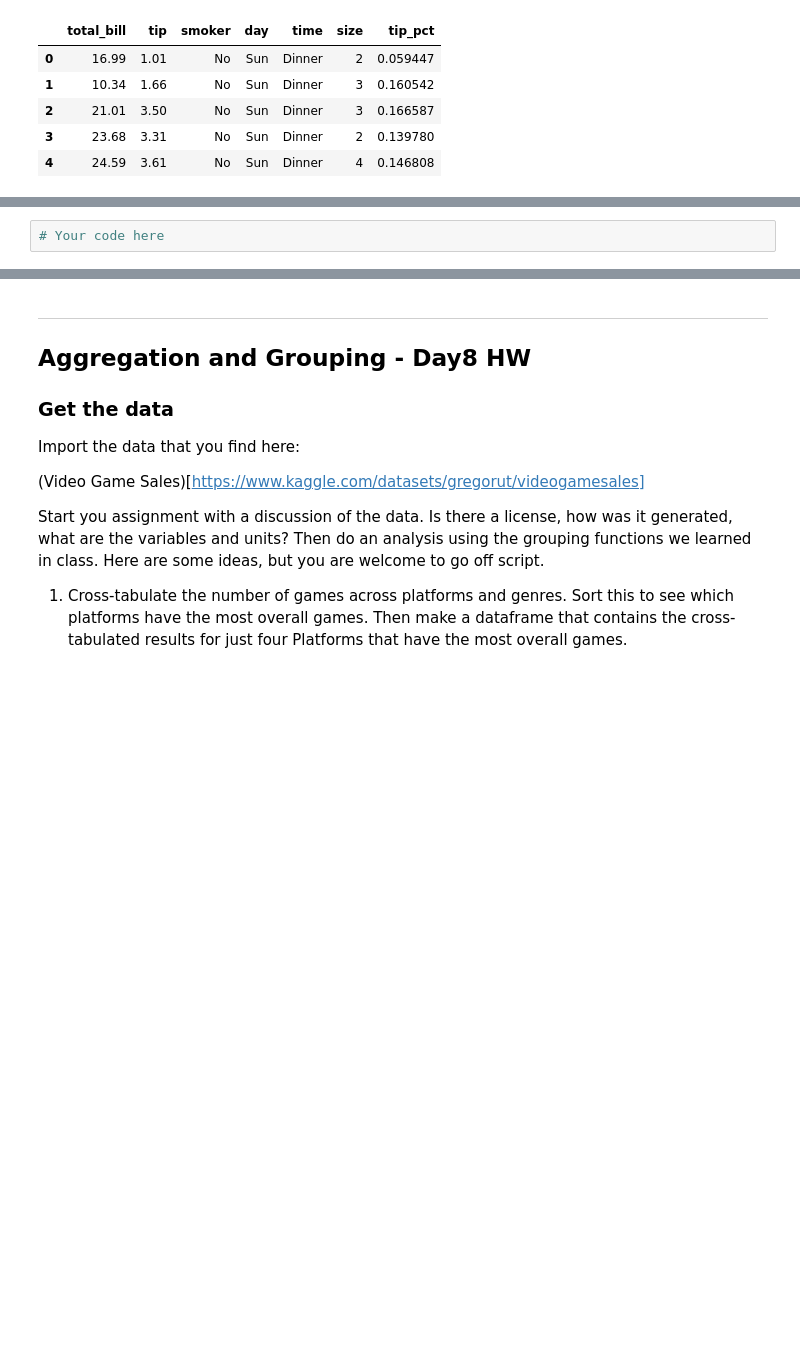
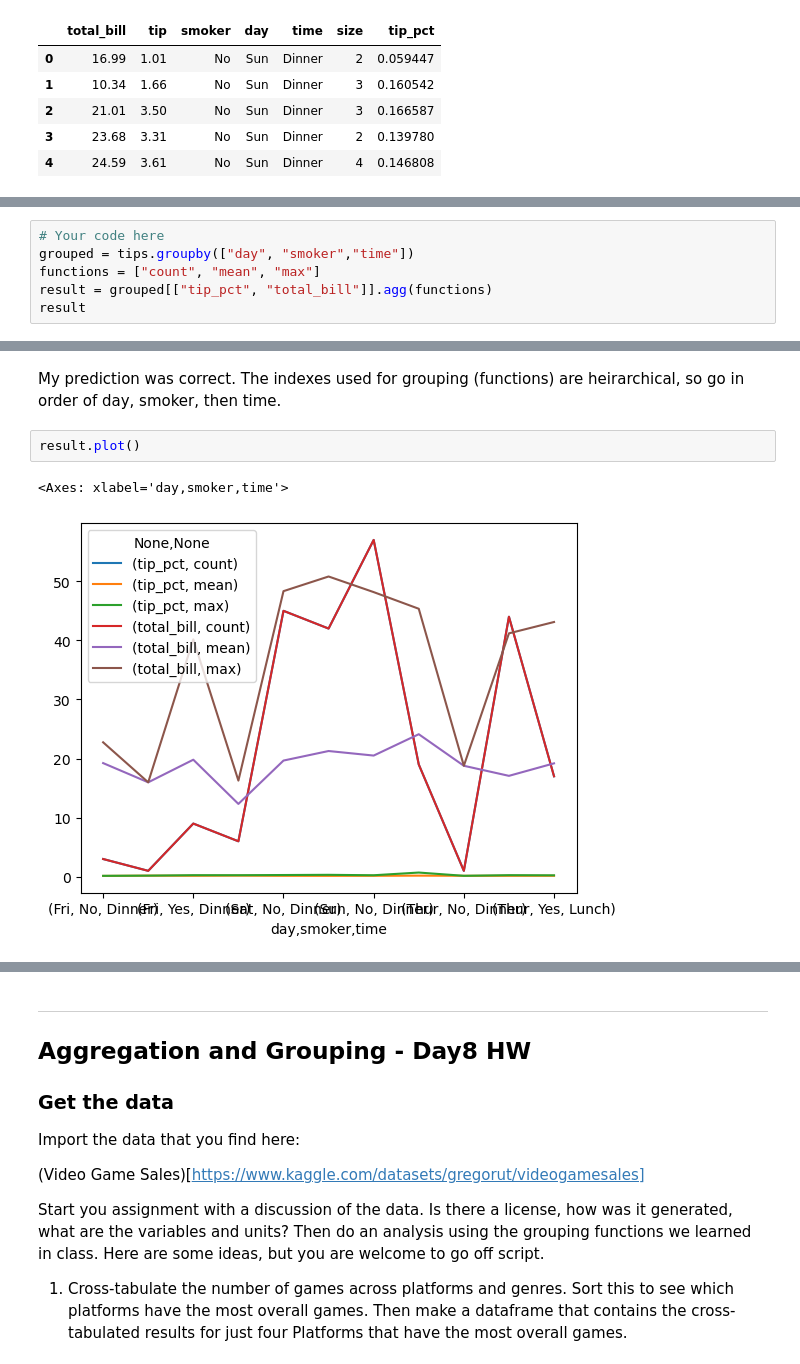
Before and after one commit to joseephwong/Data201_Joseph_Wong, a Jupyter notebook: Day8/HW_day8.ipynb, the cells around one changed output, grey strips where cells are left out. Cells and saved outputs as stored; diff of their text form; blank space fills up the shorter version.

```diff
--- a/Day8/HW_day8.ipynb
+++ b/Day8/HW_day8.ipynb
@@ -77,2 +168,6 @@ tips.head()
 # %%
 # Your code here
+grouped = tips.groupby(["day", "smoker","time"])
+functions = ["count", "mean", "max"]
+result = grouped[["tip_pct", "total_bill"]].agg(functions)
+result
@@ -78,0 +189,7 @@ tips.head()
+# %% [markdown]
+My prediction was correct. The indexes used for grouping (functions) are heirarchical, so go in order of day, smoker, then time.
+# %%
+result.plot()
+# %% [output]
+<Axes: xlabel='day,smoker,time'>
+[figure, added]
```
Also changed, not shown: parts of 20 cells of this notebook.
